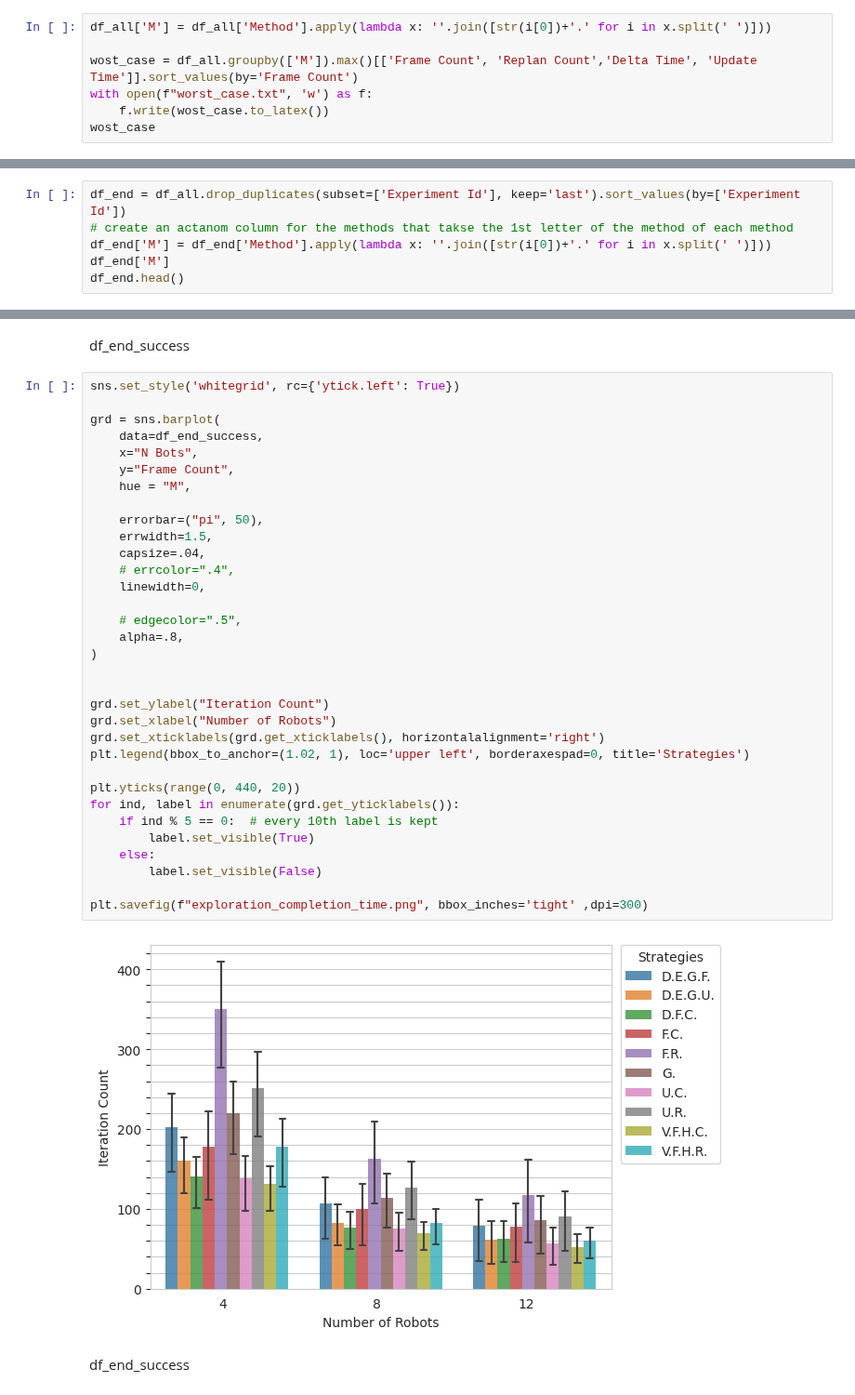
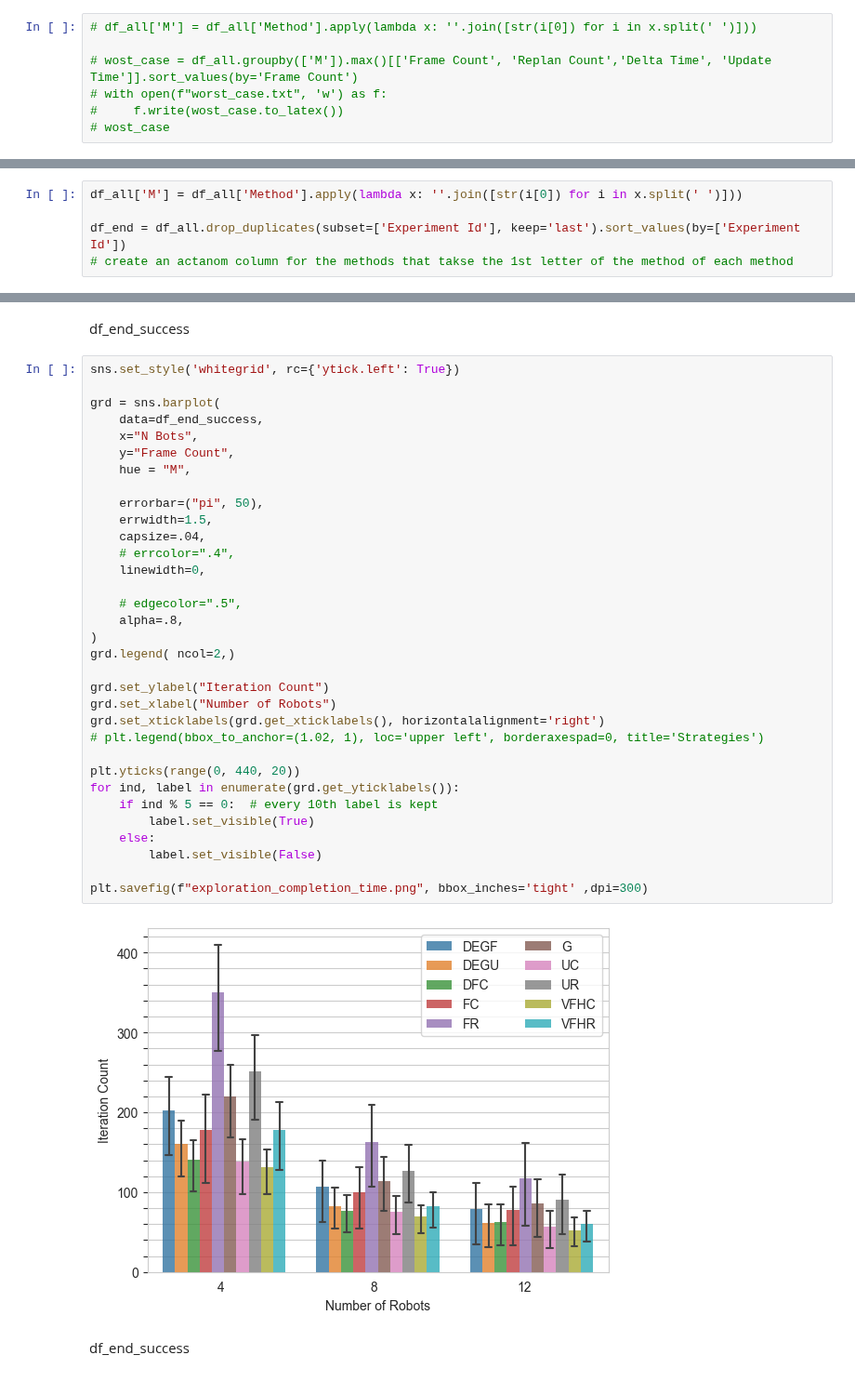
Before and after one commit to DIRECTLab/Multi_Agents_Area_Exploration, a Jupyter notebook: analysing_data/chris_plots/plots.ipynb, the cells around one changed output, grey strips where cells are left out. Shown at 93% size. Cells and saved outputs as stored; diff of their text form.

Commit message:
remove . dots in plots and colors

```diff
--- a/analysing_data/chris_plots/plots.ipynb
+++ b/analysing_data/chris_plots/plots.ipynb
@@ -99,9 +122,9 @@ Index(['Unnamed: 0', 'Area Percent', 'Update Time', 'Delta Time',
 # %% [markdown]
 df_all
 # %%
-df_all['M'] = df_all['Method'].apply(lambda x: ''.join([str(i[0])+'.' for i in x.split(' ')]))
+# df_all['M'] = df_all['Method'].apply(lambda x: ''.join([str(i[0]) for i in x.split(' ')]))
 
-wost_case = df_all.groupby(['M']).max()[['Frame Count', 'Replan Count','Delta Time', 'Update Time']].sort_values(by='Frame Count')
-with open(f"worst_case.txt", 'w') as f:
-    f.write(wost_case.to_latex())
-wost_case
+# wost_case = df_all.groupby(['M']).max()[['Frame Count', 'Replan Count','Delta Time', 'Update Time']].sort_values(by='Frame Count')
+# with open(f"worst_case.txt", 'w') as f:
+#     f.write(wost_case.to_latex())
+# wost_case
@@ -141,6 +134,5 @@ df_all.groupby(['Experiment Id']).max()
 # %%
+df_all['M'] = df_all['Method'].apply(lambda x: ''.join([str(i[0]) for i in x.split(' ')]))
+
 df_end = df_all.drop_duplicates(subset=['Experiment Id'], keep='last').sort_values(by=['Experiment Id'])
 # create an actanom column for the methods that takse the 1st letter of the method of each method
-df_end['M'] = df_end['Method'].apply(lambda x: ''.join([str(i[0])+'.' for i in x.split(' ')]))
-df_end['M']
-df_end.head()
@@ -315,36 +290,36 @@ sns.set_style('whitegrid', rc={'ytick.left': True})
 
 grd = sns.barplot(
     data=df_end_success,
     x="N Bots",
     y="Frame Count",
     hue = "M",
 
     errorbar=("pi", 50),
     errwidth=1.5,
     capsize=.04,
     # errcolor=".4",
     linewidth=0,
 
     # edgecolor=".5",
     alpha=.8,
 )
-
+grd.legend( ncol=2,)
 
 grd.set_ylabel("Iteration Count")
 grd.set_xlabel("Number of Robots")
 grd.set_xticklabels(grd.get_xticklabels(), horizontalalignment='right')
-plt.legend(bbox_to_anchor=(1.02, 1), loc='upper left', borderaxespad=0, title='Strategies')
+# plt.legend(bbox_to_anchor=(1.02, 1), loc='upper left', borderaxespad=0, title='Strategies')
 
 plt.yticks(range(0, 440, 20))
 for ind, label in enumerate(grd.get_yticklabels()):
     if ind % 5 == 0:  # every 10th label is kept
         label.set_visible(True)
     else:
         label.set_visible(False)
 
 plt.savefig(f"exploration_completion_time.png", bbox_inches='tight' ,dpi=300)
 # %% [output]
-[figure, old version]
+[figure, new version]
 # %% [markdown]
 df_end_success
 # %%
```
Also changed, not shown: parts of 17 cells of this notebook, 3 other files.
